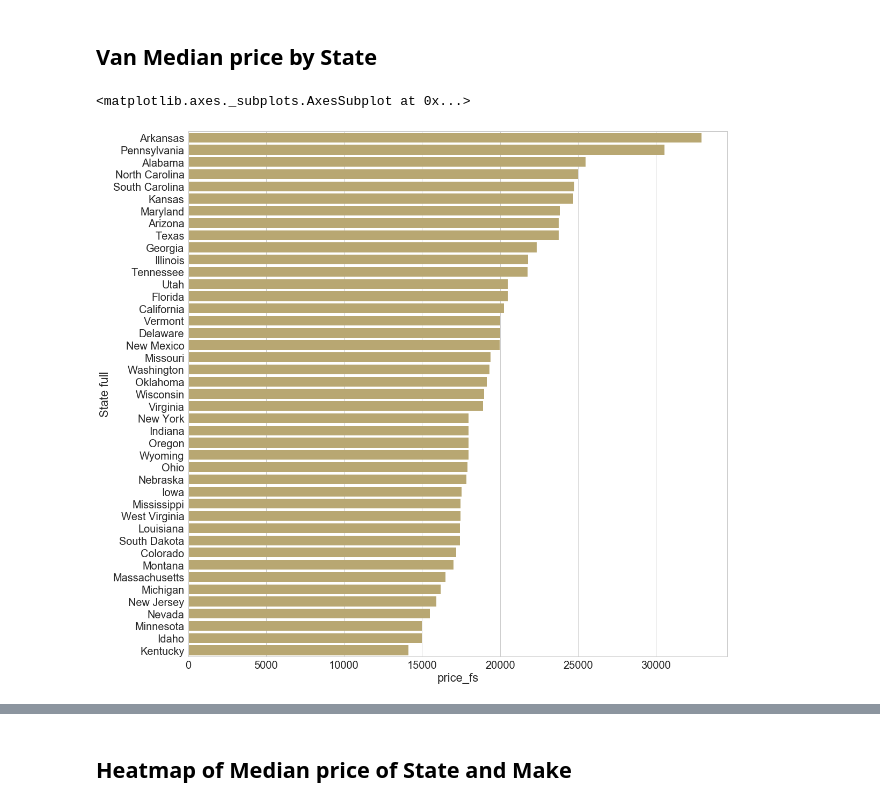
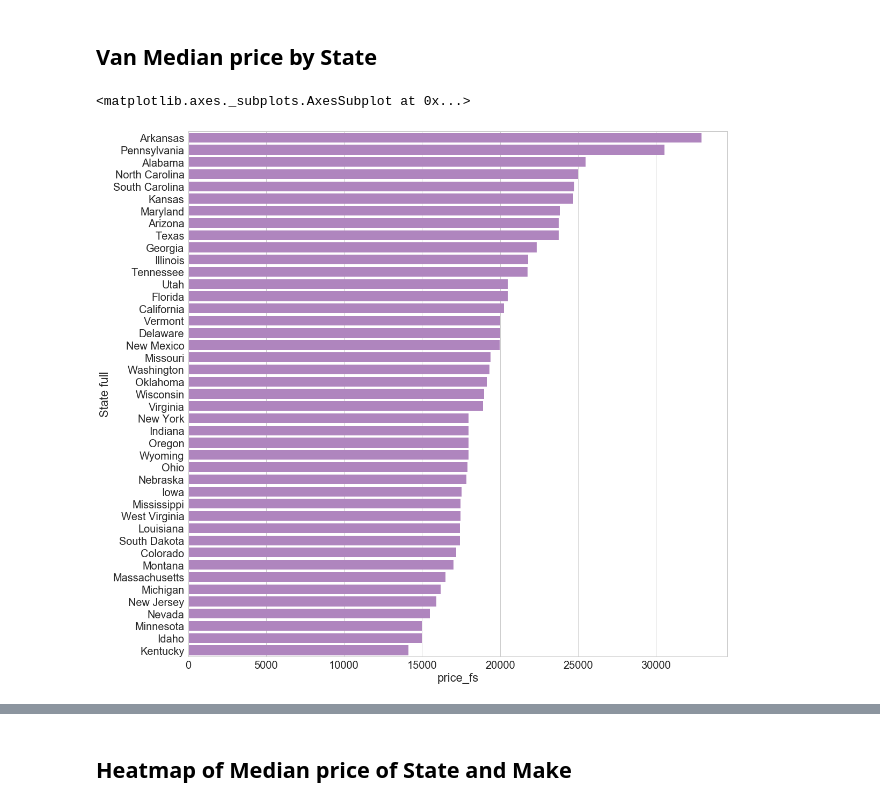
Before and after one commit to bellinsd/Klunker-Blue-Book, a Jupyter notebook: Scripts/Car Prices by state.ipynb, the cells around one changed output, grey strips where cells are left out. Drawn from its saved outputs; the diff is of its cells as text; code cells hidden in the pictures.

```diff
--- a/Scripts/Car Prices by state.ipynb
+++ b/Scripts/Car Prices by state.ipynb
@@ -227,3 +257,5 @@ sns.barplot(x="price_fs", y="State full", data=honda, label="Median")
+# %%
+sns.set(font_scale=2, rc={'figure.figsize':(18, 18)})
 # %%
 suv = df[(df["vehicle_type_ss"] == "SUV")]
 suv = pd.DataFrame(suv.groupby('State full').median())
@@ -269,7 +361,7 @@ sns.barplot(x="price_fs", y="State full", data=truck, label="Median", color="g")
 ## Van Median price by State
 # %%
 van.sort_values('price_fs', ascending=False, inplace=True)
-sns.barplot(x="price_fs", y="State full", data=van, label="Median", color="y")
+sns.barplot(x="price_fs", y="State full", data=van, label="Median", color="m")
 # %% [output]
 <matplotlib.axes._subplots.AxesSubplot at 0x...>
-[figure, old version]
+[figure, new version]
```
Also changed, not shown: parts of 13 cells of this notebook.
